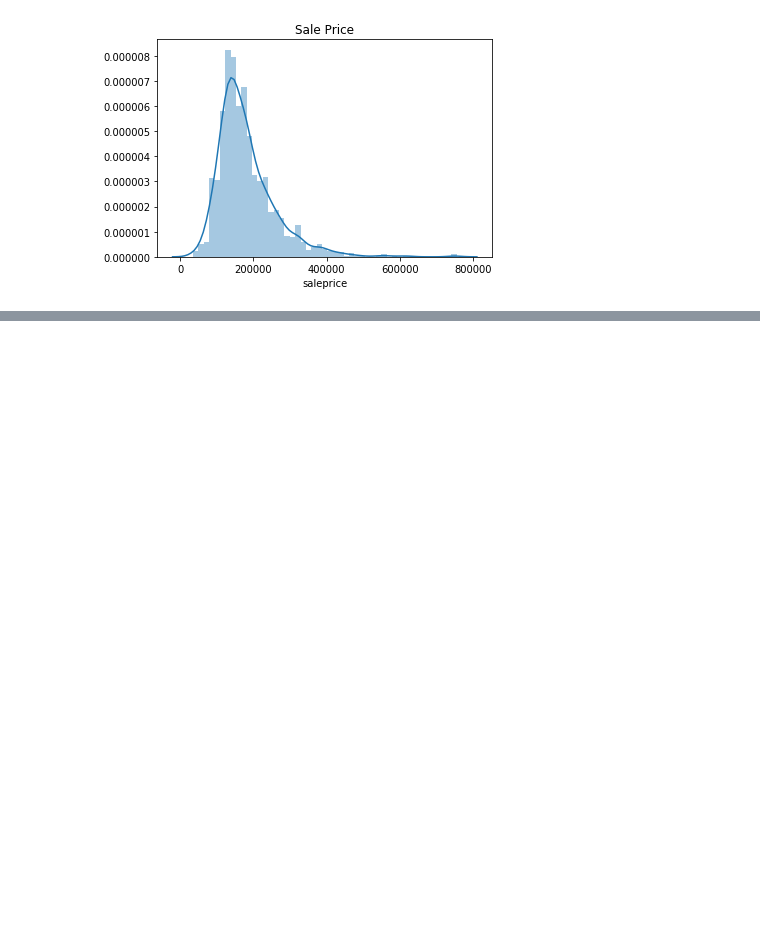
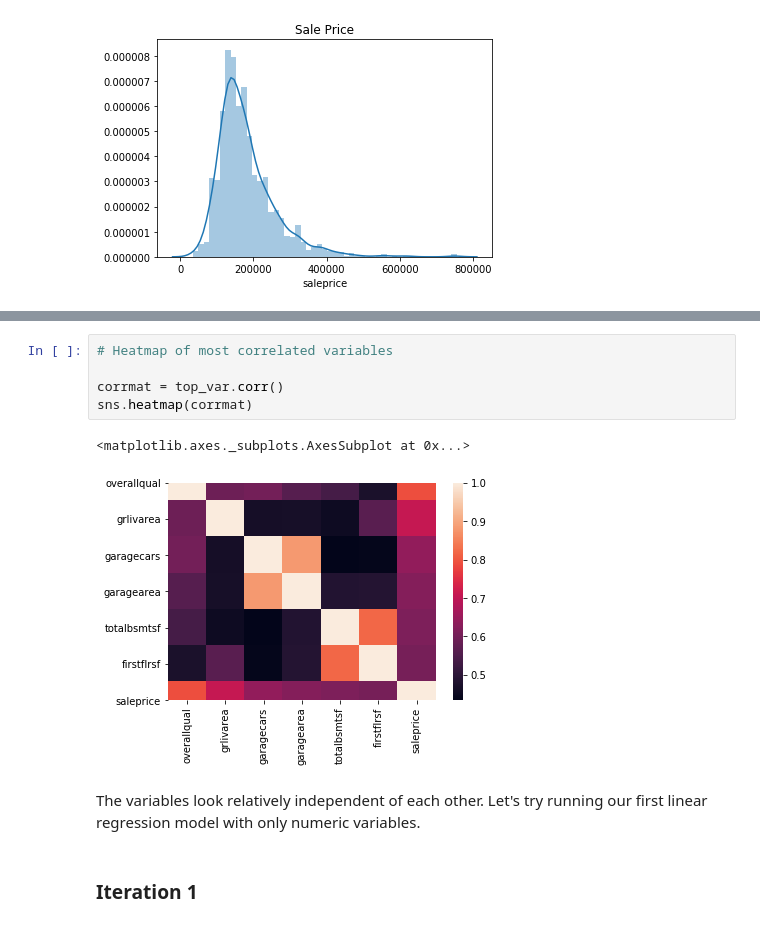
Before and after one commit to tsaw8/Thinkful_Project, a Jupyter notebook: Module 19: Supervised learning: solving regression problems/Simple linear regression with OLS (ordinary least squares).ipynb, the cells around one changed output, grey strips where cells are left out. Drawn from its saved outputs; the diff is of its cells as text; blank space fills up the shorter version.

Commit message:
Added iteration 1

```diff
--- a/Module 19: Supervised learning: solving regression problems/Simple linear regression with OLS (ordinary least squares).ipynb
+++ b/Module 19: Supervised learning: solving regression problems/Simple linear regression with OLS (ordinary least squares).ipynb
@@ -186,0 +273,12 @@ With the information of winsorized life expectancy coorelation to other variable
+# %%
+# Heatmap of most correlated variables
+
+corrmat = top_var.corr()
+sns.heatmap(corrmat)
+# %% [output]
+<matplotlib.axes._subplots.AxesSubplot at 0x...>
+[figure, added]
+# %% [markdown]
+The variables look relatively independent of each other. Let's try running our first linear regression model with only numeric variables.
+# %% [markdown]
+### Iteration 1
```
Also changed, not shown: parts of 35 cells of this notebook.
